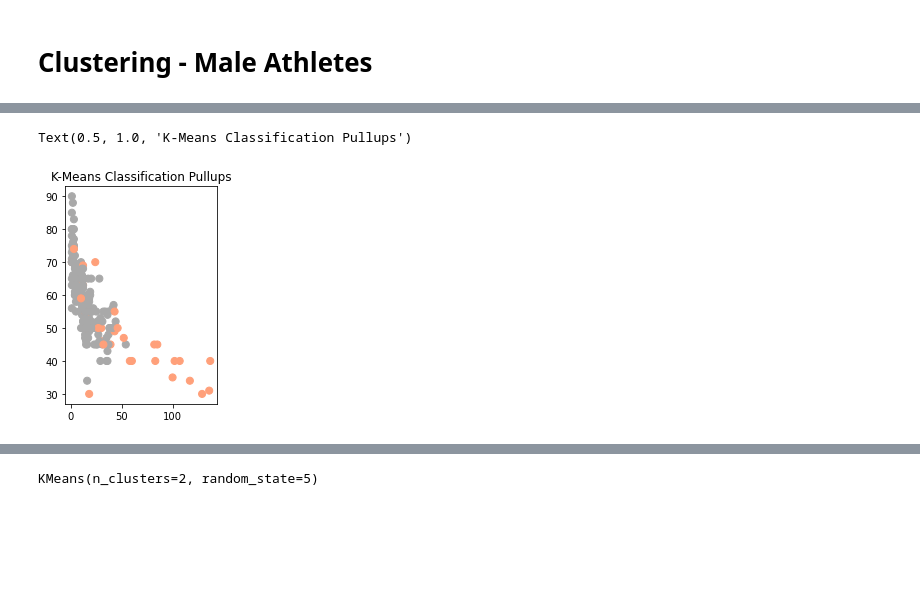
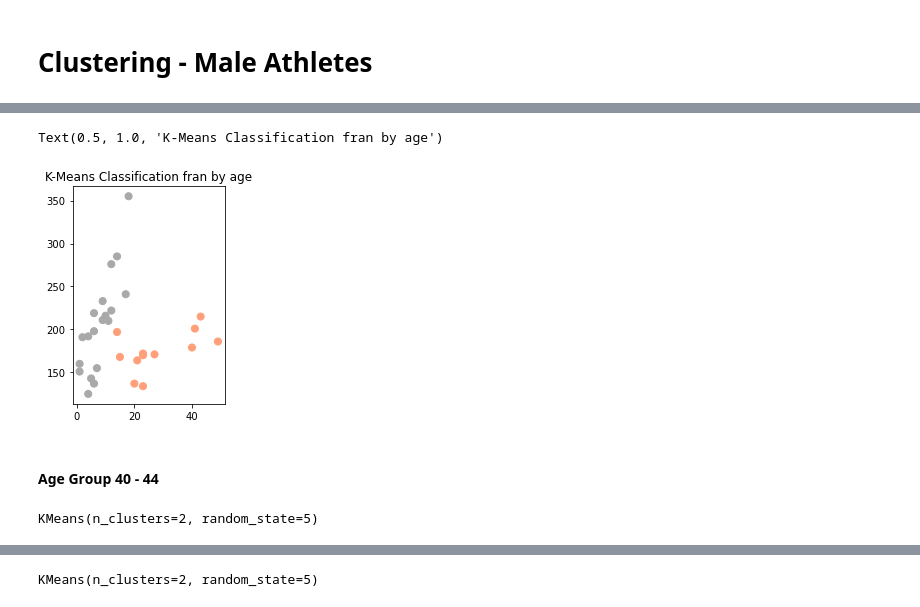
Before and after one commit to allisontao/crossfit-games-analysis, a Jupyter notebook: clustering.ipynb, the cells around one changed output, grey strips where cells are left out. Saved outputs shown, nothing was run; the diff lists cells and outputs as text; code cells hidden in the pictures; blank space fills up the shorter version.

```diff
--- a/clustering.ipynb
+++ b/clustering.ipynb
@@ -31,0 +35,11 @@ X_m = scale(df_men)
+# %%
+distortations = {}
+for k in range(1,15):
+    kmeans = KMeans(n_clusters=k)
+    kmeans.fit(df_men)
+    distortations[k] = kmeans.inertia_
+plt.plot(list(distortations.keys()),list(distortations.values()))
+plt.title('Elbow method on Crossfit Men dataset')
+plt.xlabel('Number of clusters')
+plt.ylabel('Within-cluster SSE')
+plt.show()
@@ -152,0 +286,7 @@ df.columns = ['rank', 'age', 'run5k', 'pullups', 'fran', 'longitude', 'latitude'
+# %%
+# Aggregation
+mask = (df_men['age'] >= 35) & (df_men['age'] <= 39)
+df2 = df.loc[mask]
+x = scale(df2)
+clustering = KMeans(n_clusters=2,random_state=5)
+clustering.fit(x)
@@ -153,9 +308,18 @@ df.columns = ['rank', 'age', 'run5k', 'pullups', 'fran', 'longitude', 'latitude'
 # %%
-color_theme = np.array(['darkgray','lightsalmon', 'blue'])
-
+# fran
 plt.subplot(1,2,2)
-plt.scatter(x=df_men['rank'],y=df_men['pullups'],c=color_theme[clustering.labels_],s=50)
-plt.title('K-Means Classification Pullups')
+plt.scatter(x=df2['rank'],y=df2['fran'],c=color_theme[clustering.labels_],s=50)
+plt.title('K-Means Classification fran by age')
 # %% [output]
-Text(0.5, 1.0, 'K-Means Classification Pullups')
+Text(0.5, 1.0, 'K-Means Classification fran by age')
-[figure, old version]
+[figure, new version]
+# %% [markdown]
+#### Age Group 40 - 44
+# %%
+mask = (df_men['age'] >= 40) & (df_men['age'] <= 44)
+df2 = df.loc[mask]
+x = scale(df2)
+clustering = KMeans(n_clusters=2,random_state=5)
+clustering.fit(x)
+# %% [output]
+KMeans(n_clusters=2, random_state=5)
```
Also changed, not shown: parts of 42 cells of this notebook.
